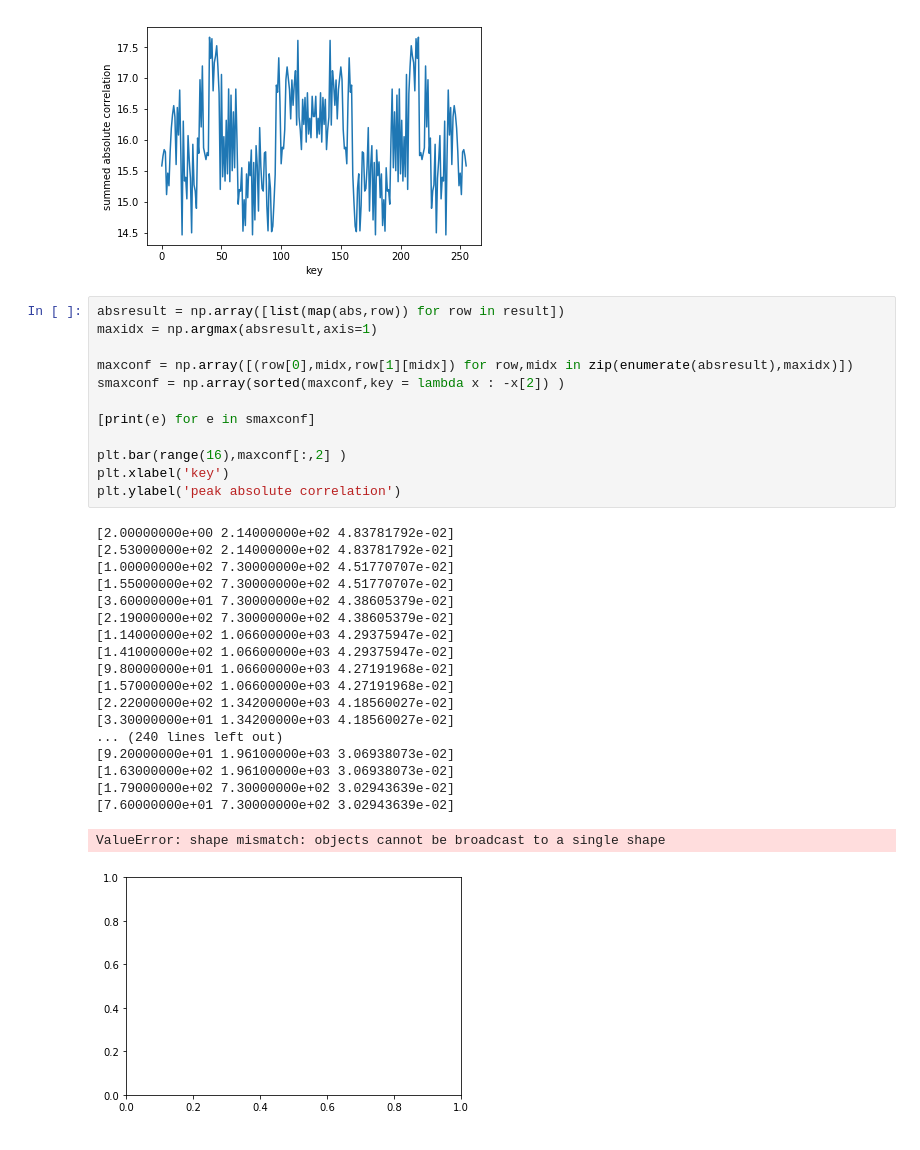
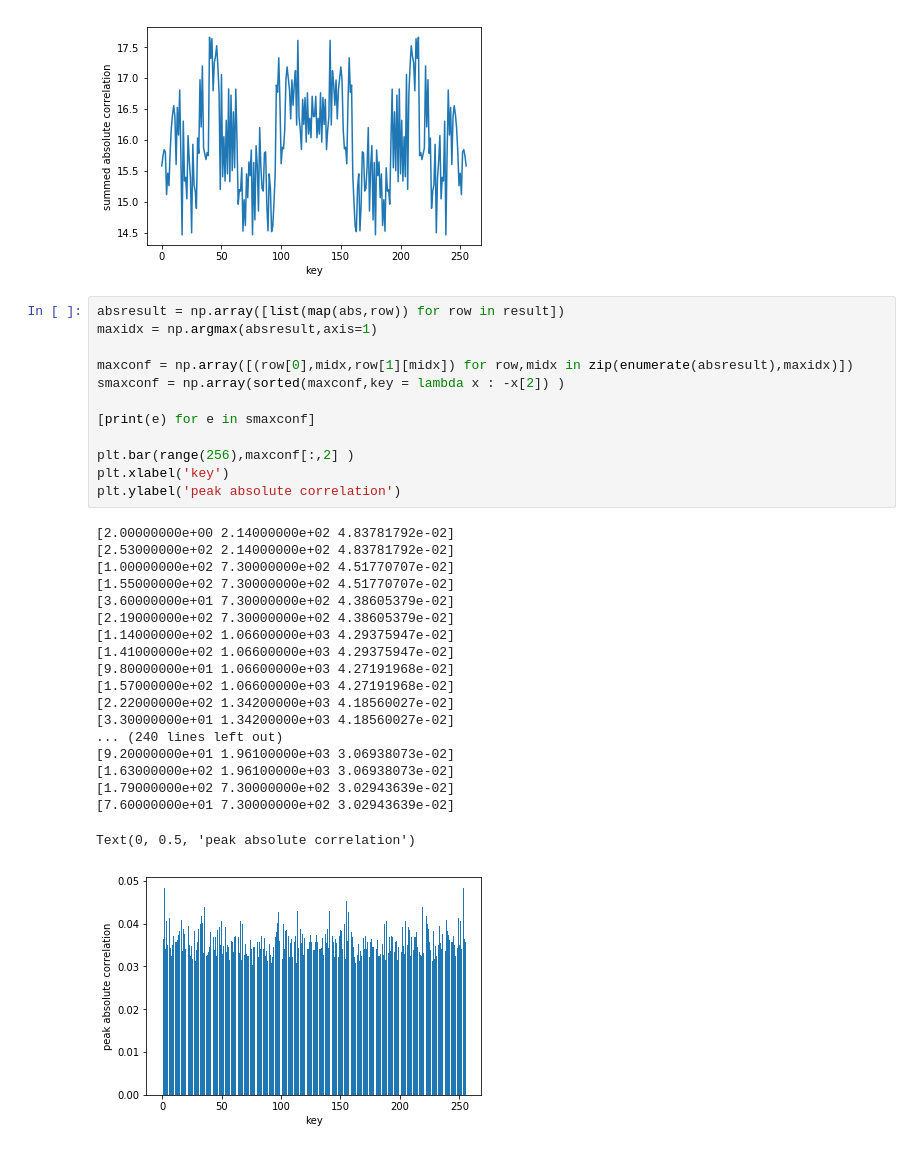
Before and after one commit to nvandrueten/HS_SCA2, a Jupyter notebook: part1/hs2.ipynb, the cells around one changed output. Cells and saved outputs as stored; diff of their text form.

```diff
--- a/part1/hs2.ipynb
+++ b/part1/hs2.ipynb
@@ -250,34 +246,34 @@ Text(0, 0.5, 'summed absolute correlation')
 # %%
 absresult = np.array([list(map(abs,row)) for row in result])
 maxidx = np.argmax(absresult,axis=1)
 
 maxconf = np.array([(row[0],midx,row[1][midx]) for row,midx in zip(enumerate(absresult),maxidx)])
 smaxconf = np.array(sorted(maxconf,key = lambda x : -x[2]) )
 
 [print(e) for e in smaxconf]
 
-plt.bar(range(16),maxconf[:,2] )
+plt.bar(range(256),maxconf[:,2] )
 plt.xlabel('key')
 plt.ylabel('peak absolute correlation')
 # %% [output]
 [2.00000000e+00 2.14000000e+02 4.83781792e-02]
 [2.53000000e+02 2.14000000e+02 4.83781792e-02]
 [1.00000000e+02 7.30000000e+02 4.51770707e-02]
 [1.55000000e+02 7.30000000e+02 4.51770707e-02]
 [3.60000000e+01 7.30000000e+02 4.38605379e-02]
 [2.19000000e+02 7.30000000e+02 4.38605379e-02]
 [1.14000000e+02 1.06600000e+03 4.29375947e-02]
 [1.41000000e+02 1.06600000e+03 4.29375947e-02]
 [9.80000000e+01 1.06600000e+03 4.27191968e-02]
 [1.57000000e+02 1.06600000e+03 4.27191968e-02]
 [2.22000000e+02 1.34200000e+03 4.18560027e-02]
 [3.30000000e+01 1.34200000e+03 4.18560027e-02]
 ... (240 lines left out)
 [9.20000000e+01 1.96100000e+03 3.06938073e-02]
 [1.63000000e+02 1.96100000e+03 3.06938073e-02]
 [1.79000000e+02 7.30000000e+02 3.02943639e-02]
 [7.60000000e+01 7.30000000e+02 3.02943639e-02]
-ValueError: shape mismatch: objects cannot be broadcast to a single shape
+Text(0, 0.5, 'peak absolute correlation')
-[figure, old version]
+[figure, new version]
 # %%
 for i,row in enumerate(result):
```
Also changed, not shown: parts of 5 cells of this notebook.
